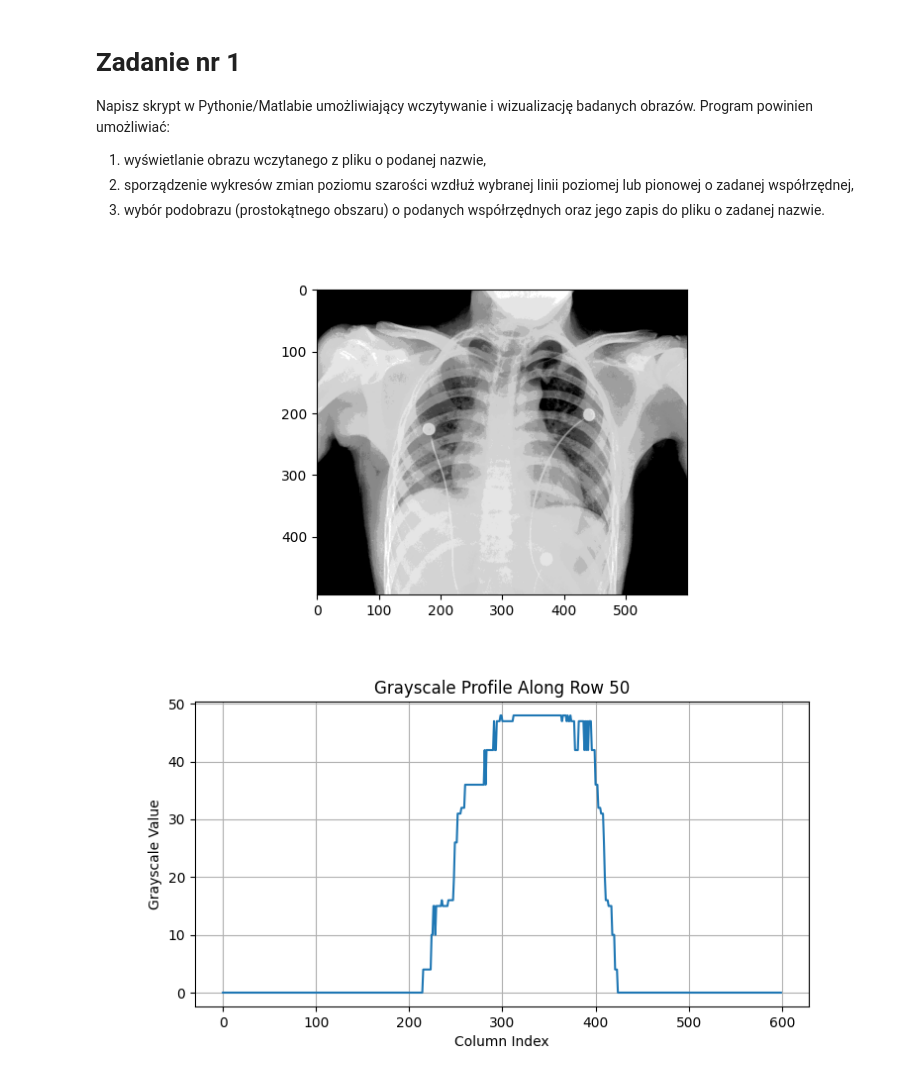
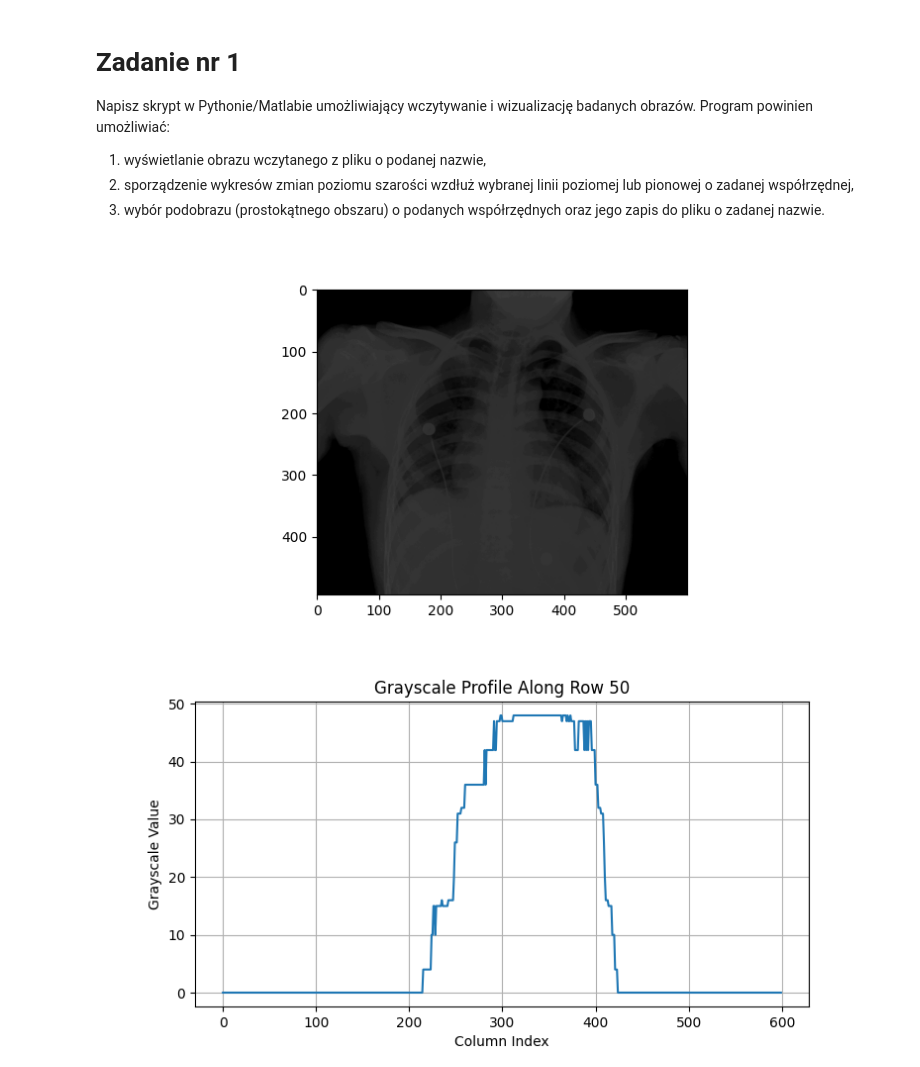
Before and after one commit to LUKIS123/CPSiO-PWR, a Jupyter notebook: Lab2/Lab2.ipynb, the cells around one changed output. Saved outputs shown, nothing was run; the diff lists cells and outputs as text; code cells hidden in the pictures.

```diff
--- a/Lab2/Lab2.ipynb
+++ b/Lab2/Lab2.ipynb
@@ -6,11 +6,13 @@ from PIL import Image
 import math
 
 def get_image(path: str):
-    return np.array(Image.open(path))
+    #convert("L") - konwersja zdjęcia do skali szarości
+    return np.array(Image.open(path).convert("L") )
 
-def show_image(image: np.ndarray):
+def show_image(imageArray: np.ndarray):
+    img = Image.fromarray(imageArray)
     plt.figure(figsize=(8, 4))
-    plt.imshow(image, cmap='gray')  # Set the colormap to 'gray'
+    plt.imshow(img, cmap='gray', vmin=0, vmax=255)
     plt.show()
 # %% [markdown]
 # Zadanie nr 1
@@ -21,10 +23,10 @@ lub pionowej o zadanej współrzędnej,
 3. wybór podobrazu (prostokątnego obszaru) o podanych współrzędnych oraz jego
 zapis do pliku o zadanej nazwie.
 # %%
-img = get_image('resources/chest-xray.tif')
-show_image(img)
+img_chest_xray = get_image('resources/chest-xray.tif')
+show_image(img_chest_xray)
 # %% [output]
-[figure, old version]
+[figure, new version]
 # %%
 def plot_line_profile(image: np.ndarray, index: int, orientation: str):
     plt.figure(figsize=(8, 4))
```
Also changed, not shown: parts of 4 cells of this notebook, 1 other file.
